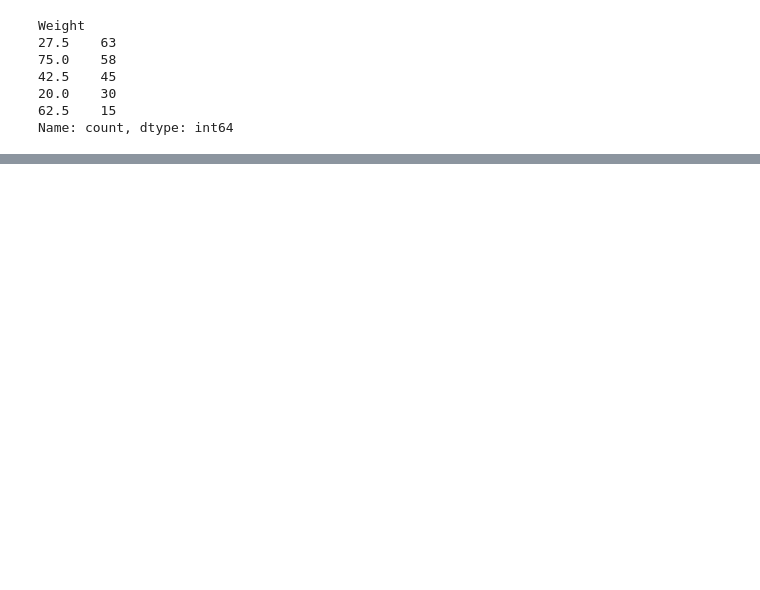
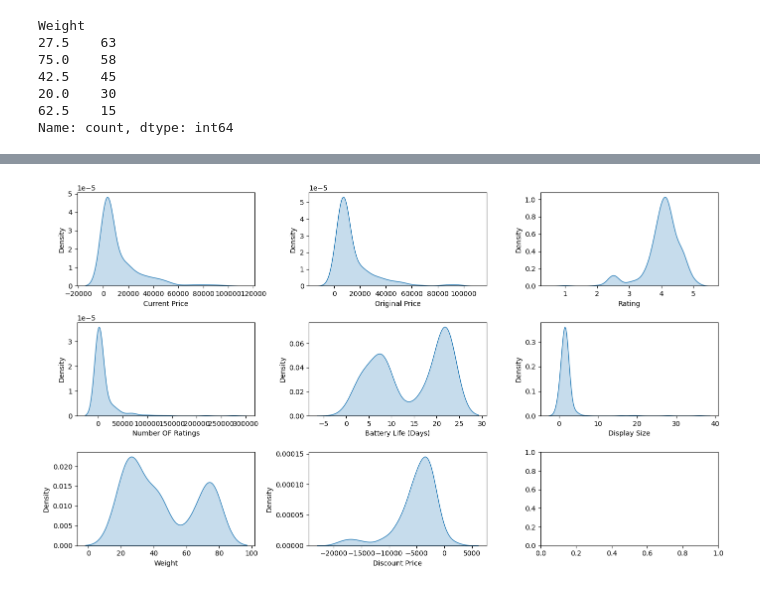
Before and after one commit to bhaveshsolanki159-codex/ML-mini-practice-Projects, a Jupyter notebook: Watch Price Predictions Improved Version/feature_engineering.ipynb, the cells around one changed output, grey strips where cells are left out. Cells and saved outputs as stored; diff of their text form; code cells hidden in the pictures; blank space fills up the shorter version.

```diff
--- a/Watch Price Predictions Improved Version/feature_engineering.ipynb
+++ b/Watch Price Predictions Improved Version/feature_engineering.ipynb
@@ -63,0 +68,4 @@ train_df['Display Size'].apply(lambda x: float(x.split()[0]))
+# %%
+train_df['Display Size'].replace(0.0, np.nan, inplace=True)
+
+train_df['Display Size'].isna().sum()
@@ -123 +174,5 @@ dtypes: float64(7), object(8)
 memory usage: 42.3+ KB
+# %%
+train_df['Discount Price'] = train_df['Original Price'] * (-train_df['Discount Percentage']) / 100
+
+train_df.head()
@@ -123,0 +186,2 @@ memory usage: 42.3+ KB
+# %%
+train_df.drop(['Discount Percentage'], axis=1, inplace=True)
@@ -123,0 +190,3 @@ memory usage: 42.3+ KB
+# %%
+numerical_col = [feature for feature in train_df.columns if train_df[feature].dtype == 'float64']
+numerical_col
@@ -123,0 +211,15 @@ memory usage: 42.3+ KB
+# %%
+fig, axes = plt.subplots(nrows=3, ncols=3, figsize=(14, 8))
+
+for i, column in enumerate(numerical_col):
+    row = i // 3
+    col = i % 3
+    ax = axes[row, col]
+    sns.kdeplot(data=train_df[column], ax=ax, fill=True)
+
+fig.tight_layout()
+plt.show()
+
+# Skewness replace nan with median
+# %% [output]
+[figure, added]
```
Also changed, not shown: parts of 22 cells of this notebook.
